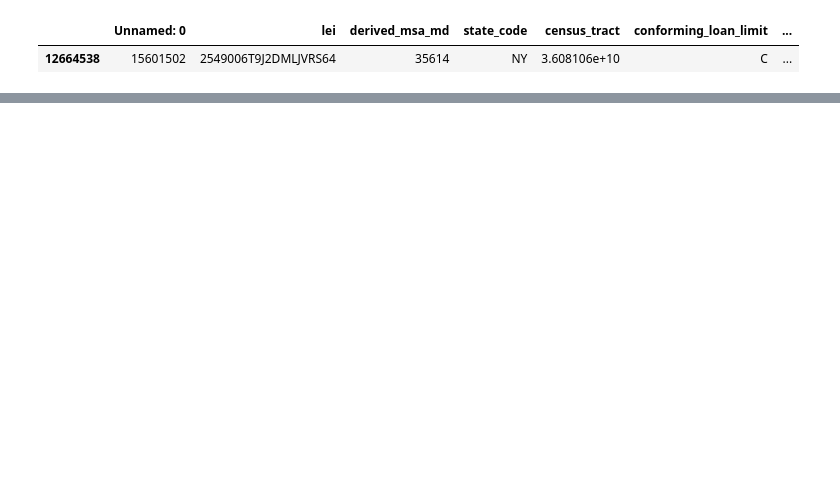
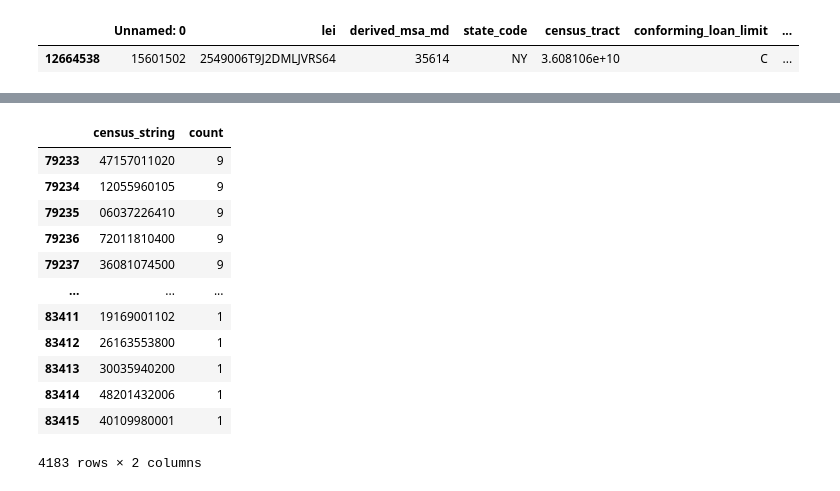
Before and after one commit to robintietz/capstone_hmda, a Jupyter notebook: notebooks/map_making.ipynb, the cells around one changed output, grey strips where cells are left out. Saved outputs shown, nothing was run; the diff lists cells and outputs as text; code cells hidden in the pictures; blank space fills up the shorter version.

```diff
--- a/notebooks/map_making.ipynb
+++ b/notebooks/map_making.ipynb
@@ -150,0 +152,16 @@ Name: count, Length: 83917, dtype: int64
+# %%
+app_count[app_count['count']<10]
+# %% [output]
+|  | census_string | count |
+| 79233 | 47157011020 | 9 |
+| 79234 | 12055960105 | 9 |
+| 79235 | 06037226410 | 9 |
+| 79236 | 72011810400 | 9 |
+| 79237 | 36081074500 | 9 |
+| ... | ... | ... |
+| 83411 | 19169001102 | 1 |
+| 83412 | 26163553800 | 1 |
+| 83413 | 30035940200 | 1 |
+| 83414 | 48201432006 | 1 |
+| 83415 | 40109980001 | 1 |
+4183 rows × 2 columns
```
Also changed, not shown: parts of 8 cells of this notebook, 7 other files.
